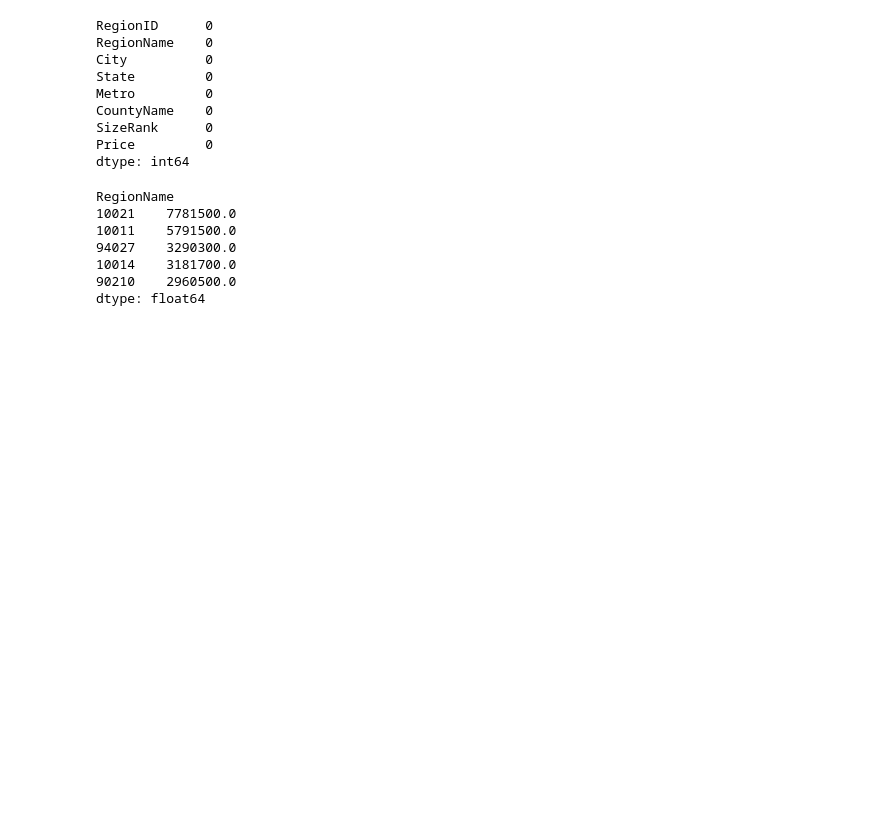
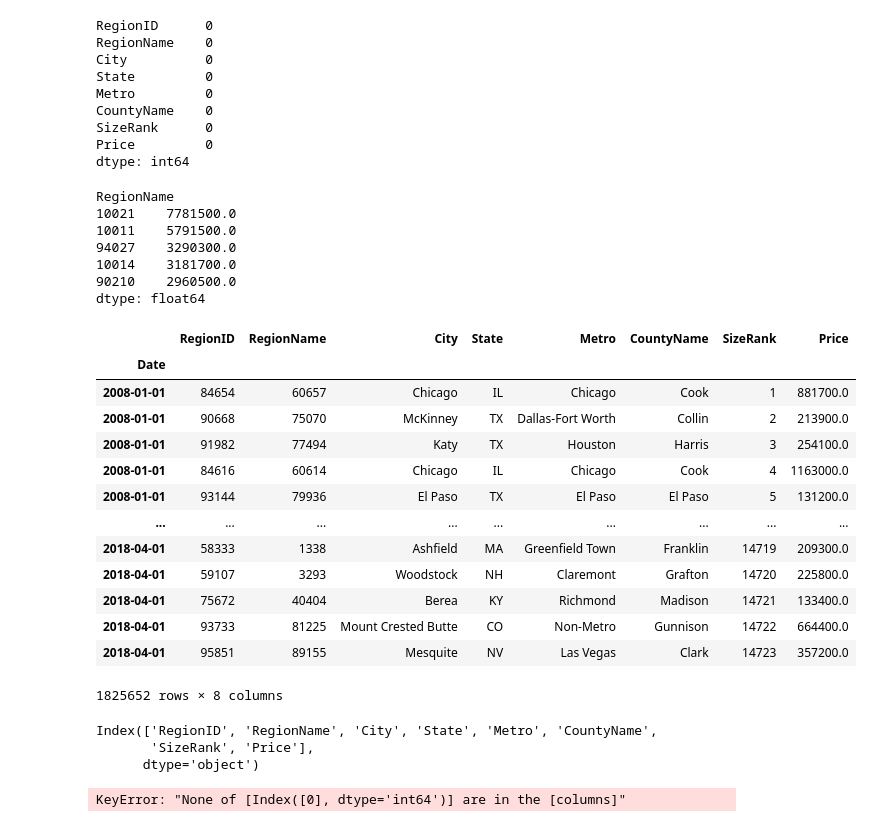
Before and after one commit to MWENDA1999/dsc-phase-4-choosing-a-dataset, a Jupyter notebook: time-series/NAnotebook.ipynb, the cells around one changed output. Cells and saved outputs as stored; diff of their text form; code cells hidden in the pictures; blank space fills up the shorter version.

```diff
--- a/time-series/NAnotebook.ipynb
+++ b/time-series/NAnotebook.ipynb
@@ -175,3 +175,55 @@ RegionName
 10014    3181700.0
 90210    2960500.0
 dtype: float64
+# %%
+processed_data
+# %% [output]
+|  | RegionID | RegionName | City | State | Metro | CountyName | SizeRank | Price |
+| Date |  |  |  |  |  |  |  |  |
+| 2008-01-01 | 84654 | 60657 | Chicago | IL | Chicago | Cook | 1 | 881700.0 |
+| 2008-01-01 | 90668 | 75070 | McKinney | TX | Dallas-Fort Worth | Collin | 2 | 213900.0 |
+| 2008-01-01 | 91982 | 77494 | Katy | TX | Houston | Harris | 3 | 254100.0 |
+| 2008-01-01 | 84616 | 60614 | Chicago | IL | Chicago | Cook | 4 | 1163000.0 |
+| 2008-01-01 | 93144 | 79936 | El Paso | TX | El Paso | El Paso | 5 | 131200.0 |
+| ... | ... | ... | ... | ... | ... | ... | ... | ... |
+| 2018-04-01 | 58333 | 1338 | Ashfield | MA | Greenfield Town | Franklin | 14719 | 209300.0 |
+| 2018-04-01 | 59107 | 3293 | Woodstock | NH | Claremont | Grafton | 14720 | 225800.0 |
+| 2018-04-01 | 75672 | 40404 | Berea | KY | Richmond | Madison | 14721 | 133400.0 |
+| 2018-04-01 | 93733 | 81225 | Mount Crested Butte | CO | Non-Metro | Gunnison | 14722 | 664400.0 |
+| 2018-04-01 | 95851 | 89155 | Mesquite | NV | Las Vegas | Clark | 14723 | 357200.0 |
+1825652 rows × 8 columns
+# %%
+processed_data.columns
+# %% [output]
+Index(['RegionID', 'RegionName', 'City', 'State', 'Metro', 'CountyName',
+       'SizeRank', 'Price'],
+      dtype='object')
+# %%
+import matplotlib.pyplot as plt
+import pandas as pd
+
+# Replace 'your_date_column_name' with the actual name of the column that contains dates in your DataFrame
+date_column = [0] # Change this to the correct column name for dates
+
+# Replace 'processed_dataset' with the actual name of your DataFrame
+# Ensure that the date column is in datetime format
+processed_data[date_column] = pd.to_datetime(processed_data[date_column])
+
+# Selecting 5 unique zip codes
+unique_zipcodes = processed_data['RegionName'].unique()[:5]
+
+plt.figure(figsize=(15, 7))
+
+# Plotting the trend for each selected zipcode
+for zipcode in unique_zipcodes:
+    subset = processed_data[processed_data['RegionName'] == zipcode]
+    plt.plot(subset[date_column], subset['Price'], label=f'Zip {zipcode}')
+
+plt.title('Price Trend Analysis for 5 Unique Zipcodes')
+plt.xlabel('Date')
+plt.ylabel('Price')
+plt.legend()
+plt.grid(True)
+plt.show()
+# %% [output]
+KeyError: "None of [Index([0], dtype='int64')] are in the [columns]"
```
